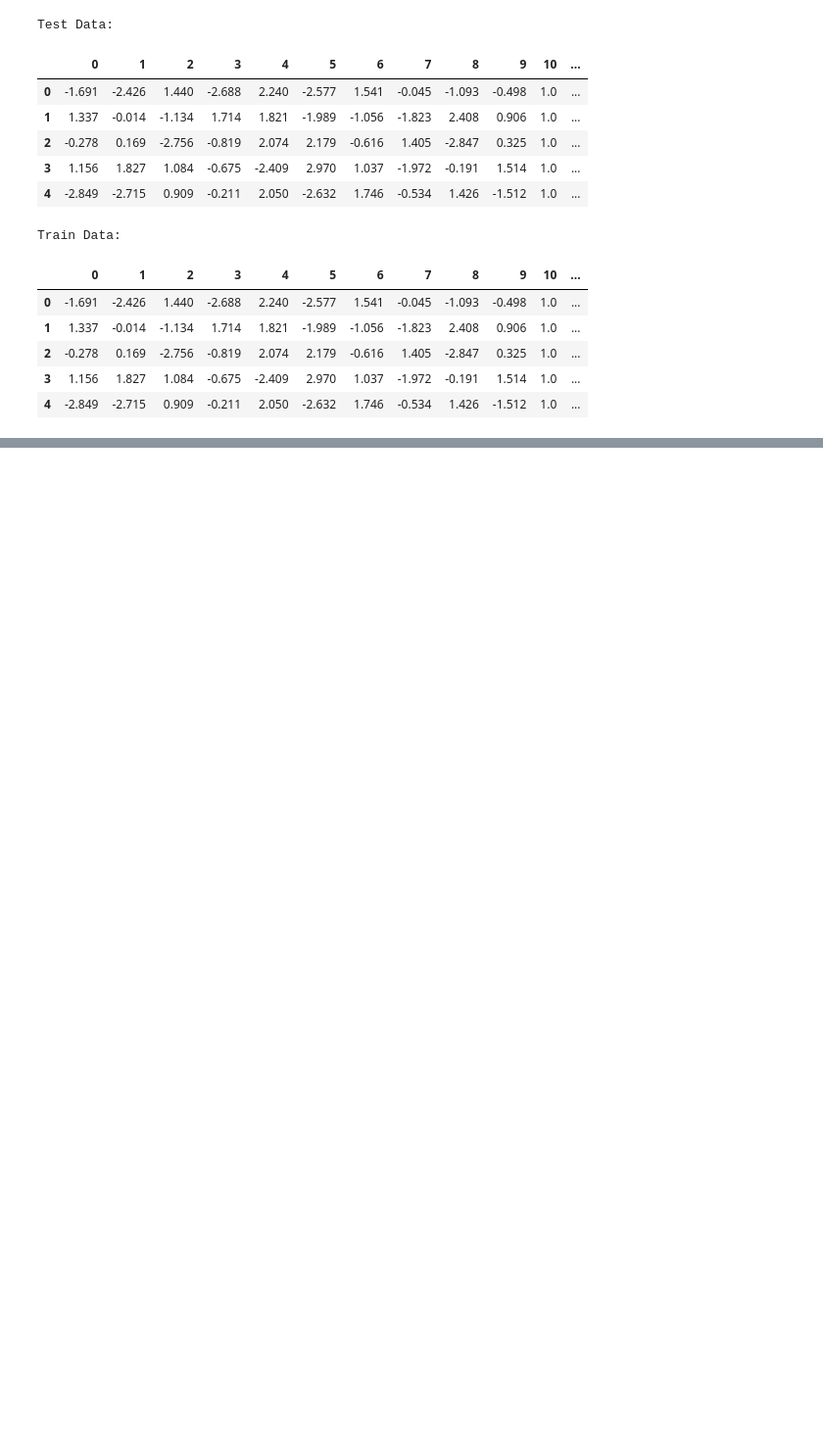
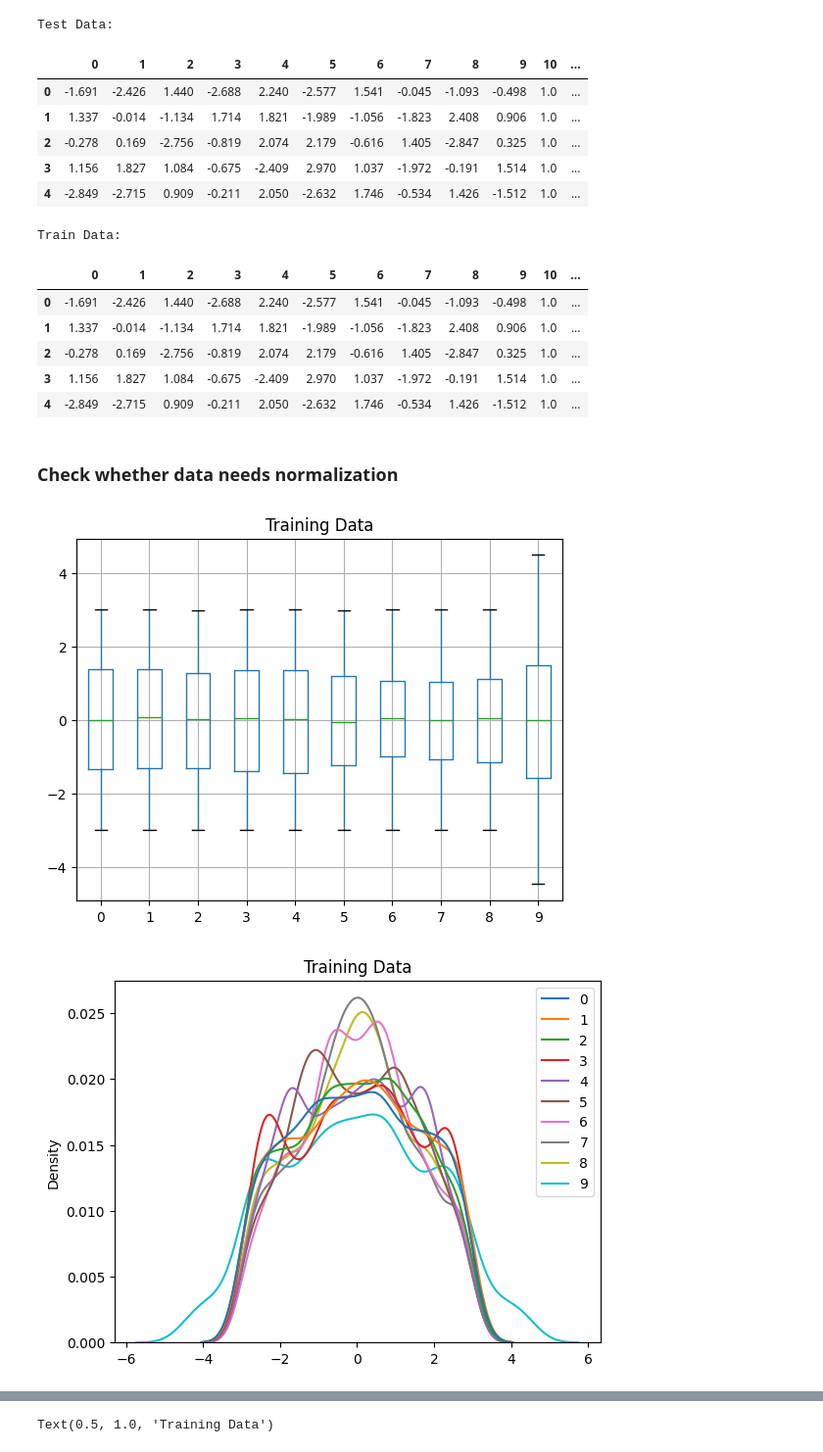
Before and after one commit to AlexxLunin/MLP_ASSSIGNMENT, a Jupyter notebook: NON_SEPARABLE_CLASSIFICATION/SPC.ipynb, the cells around one changed output, grey strips where cells are left out. Shown at 98% size. Cells and saved outputs as stored; diff of their text form; code cells hidden in the pictures; blank space fills up the shorter version.

```diff
--- a/NON_SEPARABLE_CLASSIFICATION/SPC.ipynb
+++ b/NON_SEPARABLE_CLASSIFICATION/SPC.ipynb
@@ -44,3 +39,25 @@ Train Data:
 | 2 | -0.278 | 0.169 | -2.756 | -0.819 | 2.074 | 2.179 | -0.616 | 1.405 | -2.847 | 0.325 | 1.0 | ... |
 | 3 | 1.156 | 1.827 | 1.084 | -0.675 | -2.409 | 2.970 | 1.037 | -1.972 | -0.191 | 1.514 | 1.0 | ... |
 | 4 | -2.849 | -2.715 | 0.909 | -0.211 | 2.050 | -2.632 | 1.746 | -0.534 | 1.426 | -1.512 | 1.0 | ... |
+# %%
+X_train_df = df_train.iloc[:,:10]
+y_train_df = df_train.iloc[:,10:]
+X_test_df = df_test.iloc[:,:10]
+y_test_df = df_test.iloc[:,10:]
+# %% [markdown]
+### **Check whether data needs normalization**
+# %%
+X_train_df.boxplot().set_title('Training Data')
+plt.show()
+sns.kdeplot(X_train_df).set_title('Training Data')
+plt.show()
+X_test_df.boxplot().set_title('Test Data')
+plt.show()
+sns.kdeplot(X_test_df).set_title('Test Data')
+plt.show()
+y_train_df.boxplot().set_title('Training Data')
+plt.show()
+sns.kdeplot(y_train_df).set_title('Training Data')
+# %% [output]
+[figure, added]
+[figure, added]
@@ -46,0 +67 @@ Train Data:
+Text(0.5, 1.0, 'Training Data')
```
Also changed, not shown: parts of 17 cells of this notebook, 2 other files.
